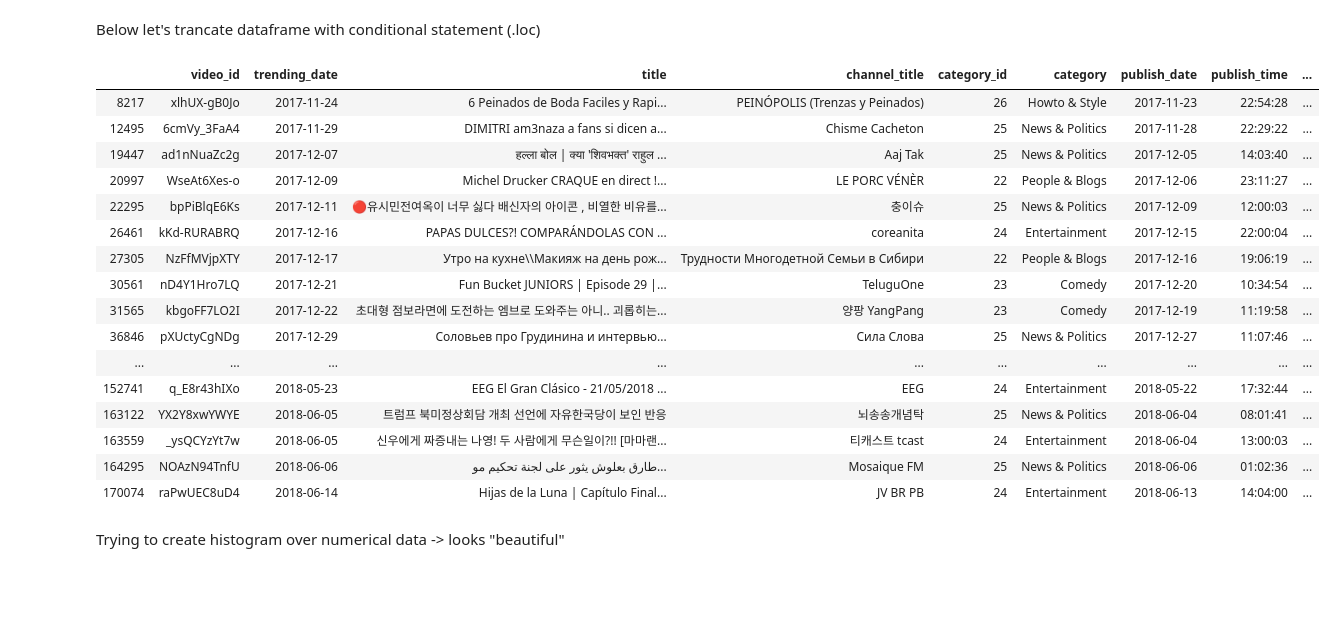
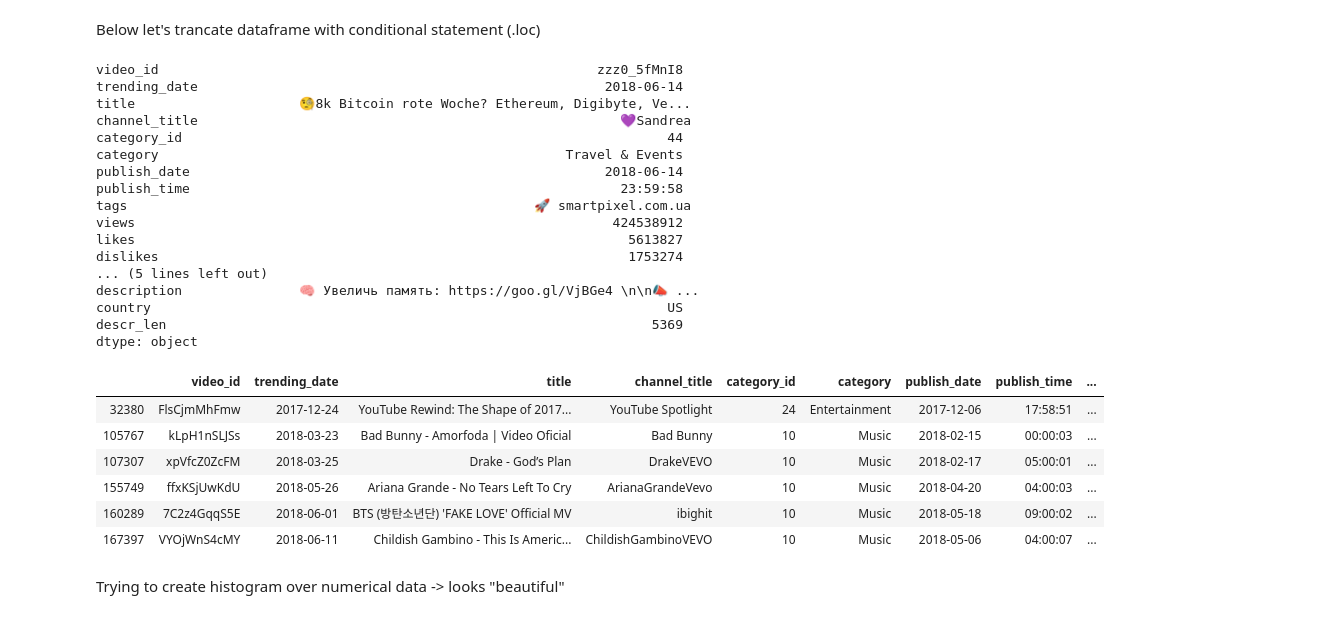
Before and after one commit to Gozefena/My_youtube_Capstone1, a Jupyter notebook: My_youtube_Capstone1.ipynb, the cells around one changed output. Saved outputs shown, nothing was run; the diff lists cells and outputs as text; code cells hidden in the pictures; blank space fills up the shorter version.

```diff
--- a/My_youtube_Capstone1.ipynb
+++ b/My_youtube_Capstone1.ipynb
@@ -201,27 +201,37 @@ df_num.head()
 | 4 | 23 | 100607 | 1159 | 48 | 35 | 42 |
 # %% [markdown]
 Below let's trancate dataframe with conditional statement (.loc)
+# %%
+df.max()
+# %% [output]
+video_id                                                        zzz0_5fMnI8
+trending_date                                                    2018-06-14
+title                     🧐8k Bitcoin rote Woche? Ethereum, Digibyte, Ve...
+channel_title                                                      💜Sandrea
+category_id                                                              44
+category                                                    Travel & Events
+publish_date                                                     2018-06-14
+publish_time                                                       23:59:58
+tags                                                    🚀 smartpixel.com.ua
+views                                                             424538912
+likes                                                               5613827
+dislikes                                                            1753274
+... (5 lines left out)
+description               🧠 Увеличь память: https://goo.gl/VjBGe4 \n\n📣 ...
+country                                                                  US
+descr_len                                                              5369
+dtype: object
 # %%
-df_truncated = df.loc[df['likes'] == 558]
+df_truncated = df.loc[df['likes'] >= 3000000 ]
 df_truncated
 # %% [output]
 |  | video_id | trending_date | title | channel_title | category_id | category | publish_date | publish_time | ... |
-| 8217 | xlhUX-gB0Jo | 2017-11-24 | 6 Peinados de Boda Faciles y Rapi... | PEINÓPOLIS (Trenzas y Peinados) | 26 | Howto & Style | 2017-11-23 | 22:54:28 | ... |
-| 12495 | 6cmVy_3FaA4 | 2017-11-29 | DIMITRI am3naza a fans si dicen a... | Chisme Cacheton | 25 | News & Politics | 2017-11-28 | 22:29:22 | ... |
-| 19447 | ad1nNuaZc2g | 2017-12-07 | हल्ला बोल | क्या 'शिवभक्त' राहुल ... | Aaj Tak | 25 | News & Politics | 2017-12-05 | 14:03:40 | ... |
-| 20997 | WseAt6Xes-o | 2017-12-09 | Michel Drucker CRAQUE en direct !... | LE PORC VÉNÈR | 22 | People & Blogs | 2017-12-06 | 23:11:27 | ... |
-| 22295 | bpPiBlqE6Ks | 2017-12-11 | 🔴유시민전여옥이 너무 싫다 배신자의 아이콘 , 비열한 비유를... | 충이슈 | 25 | News & Politics | 2017-12-09 | 12:00:03 | ... |
-| 26461 | kKd-RURABRQ | 2017-12-16 | PAPAS DULCES?! COMPARÁNDOLAS CON ... | coreanita | 24 | Entertainment | 2017-12-15 | 22:00:04 | ... |
-| 27305 | NzFfMVjpXTY | 2017-12-17 | Утро на кухне\\Макияж на день рож... | Трудности Многодетной Семьи в Сибири | 22 | People & Blogs | 2017-12-16 | 19:06:19 | ... |
-| 30561 | nD4Y1Hro7LQ | 2017-12-21 | Fun Bucket JUNIORS | Episode 29 |... | TeluguOne | 23 | Comedy | 2017-12-20 | 10:34:54 | ... |
-| 31565 | kbgoFF7LO2I | 2017-12-22 | 초대형 점보라면에 도전하는 엠브로 도와주는 아니.. 괴롭히는... | 양팡 YangPang | 23 | Comedy | 2017-12-19 | 11:19:58 | ... |
-| 36846 | pXUctyCgNDg | 2017-12-29 | Соловьев про Грудинина и интервью... | Сила Слова | 25 | News & Politics | 2017-12-27 | 11:07:46 | ... |
-| ... | ... | ... | ... | ... | ... | ... | ... | ... | ... |
-| 152741 | q_E8r43hIXo | 2018-05-23 | EEG El Gran Clásico - 21/05/2018 ... | EEG | 24 | Entertainment | 2018-05-22 | 17:32:44 | ... |
-| 163122 | YX2Y8xwYWYE | 2018-06-05 | 트럼프 북미정상회담 개최 선언에 자유한국당이 보인 반응 | 뇌송송개념탁 | 25 | News & Politics | 2018-06-04 | 08:01:41 | ... |
-| 163559 | _ysQCYzYt7w | 2018-06-05 | 신우에게 짜증내는 나영! 두 사람에게 무슨일이?!! [마마랜... | 티캐스트 tcast | 24 | Entertainment | 2018-06-04 | 13:00:03 | ... |
-| 164295 | NOAzN94TnfU | 2018-06-06 | طارق بعلوش يثور على لجنة تحكيم مو... | Mosaique FM | 25 | News & Politics | 2018-06-06 | 01:02:36 | ... |
-| 170074 | raPwUEC8uD4 | 2018-06-14 | Hijas de la Luna | Capítulo Final... | JV BR PB | 24 | Entertainment | 2018-06-13 | 14:04:00 | ... |
+| 32380 | FlsCjmMhFmw | 2017-12-24 | YouTube Rewind: The Shape of 2017... | YouTube Spotlight | 24 | Entertainment | 2017-12-06 | 17:58:51 | ... |
+| 105767 | kLpH1nSLJSs | 2018-03-23 | Bad Bunny - Amorfoda | Video Oficial | Bad Bunny | 10 | Music | 2018-02-15 | 00:00:03 | ... |
+| 107307 | xpVfcZ0ZcFM | 2018-03-25 | Drake - God’s Plan | DrakeVEVO | 10 | Music | 2018-02-17 | 05:00:01 | ... |
+| 155749 | ffxKSjUwKdU | 2018-05-26 | Ariana Grande - No Tears Left To Cry | ArianaGrandeVevo | 10 | Music | 2018-04-20 | 04:00:03 | ... |
+| 160289 | 7C2z4GqqS5E | 2018-06-01 | BTS (방탄소년단) 'FAKE LOVE' Official MV | ibighit | 10 | Music | 2018-05-18 | 09:00:02 | ... |
+| 167397 | VYOjWnS4cMY | 2018-06-11 | Childish Gambino - This Is Americ... | ChildishGambinoVEVO | 10 | Music | 2018-05-06 | 04:00:07 | ... |
 # %% [markdown]
 Trying to create histogram over numerical data -> looks "beautiful"
 # %%
```
Also changed, not shown: parts of 8 cells of this notebook.
